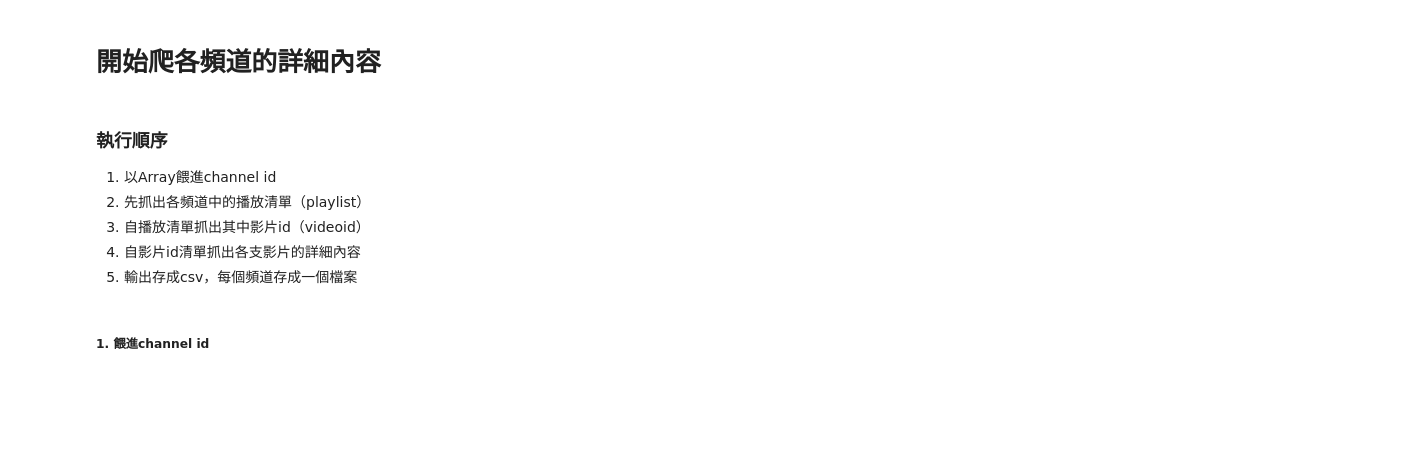
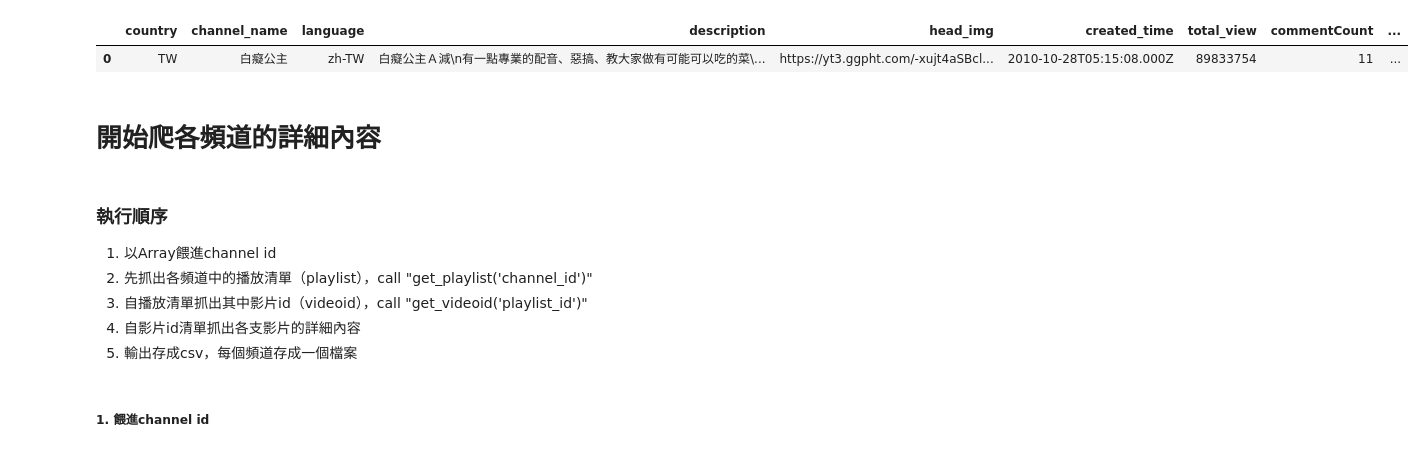
Before and after one commit to lalalwawa/YT_metascore, a Jupyter notebook: YT_API_channel_data.ipynb, the cells around one changed output. Saved outputs shown, nothing was run; the diff lists cells and outputs as text; code cells hidden in the pictures; blank space fills up the shorter version.

```diff
--- a/YT_API_channel_data.ipynb
+++ b/YT_API_channel_data.ipynb
@@ -7,3 +11,6 @@ apikey = 'AIzaSyC1MJl-k7L0RRTpFBh7NWTbR169THIHxWA'
 # %%
 # 要爬取的channel id，將所有頻道id以Array給值
 channel_list = ['UCJWXJTaLqI5KBnJuaXbCaTg']
+# %%
+list_id = pd.DataFrame.from_csv('ytid1.csv', header=0, index_col=0)
+channel_list = list_id['ID']
@@ -41,9 +81,11 @@ def get_channel_info(cid):
 # %%
 df_channel = pd.DataFrame()
-
+i=0
 for cid in channel_list :
+    i+=1
+    print(cid, i)
     df_channel = df_channel.append([get_channel_info(cid)], ignore_index=True)
 
 df_channel = df_channel.rename(columns={0:'country', 1:'channel_name', 2:'language', 3:'description',
                                        4:'head_img', 5:'created_time', 6:'total_view', 7:'commentCount',
-                                       8:'subscribers', 9:'hide_sub', 10:'video_count'})
+                                       8:'subscribers', 9:'hide_sub', 10:'video_count', 11:'facebook'})
@@ -50,3 +110,8 @@ df_channel = df_channel.rename(columns={0:'country', 1:'channel_name', 2:'langua
+# %%
+df_channel
+# %% [output]
+|  | country | channel_name | language | description | head_img | created_time | total_view | commentCount | ... |
+| 0 | TW | 白癡公主 | zh-TW | 白癡公主Ａ減\n有一點專業的配音、惡搞、教大家做有可能可以吃的菜\... | https://yt3.ggpht.com/-xujt4aSBcl... | 2010-10-28T05:15:08.000Z | 89833754 | 11 | ... |
 # %%
 # 輸出成csv
 df_channel.to_csv('channel_information.csv')
@@ -70,8 +135,8 @@ df_channel.to_csv('channel_information.csv')
 # %% [markdown]
 ### 執行順序
 1. 以Array餵進channel id
-2. 先抓出各頻道中的播放清單（playlist）
-3. 自播放清單抓出其中影片id（videoid）
+2. 先抓出各頻道中的播放清單（playlist），call "get_playlist('channel_id')"
+3. 自播放清單抓出其中影片id（videoid），call "get_videoid('playlist_id')"
 4. 自影片id清單抓出各支影片的詳細內容
 5. 輸出存成csv，每個頻道存成一個檔案
 # %% [markdown]
```
Also changed, not shown: parts of 4 cells of this notebook.
